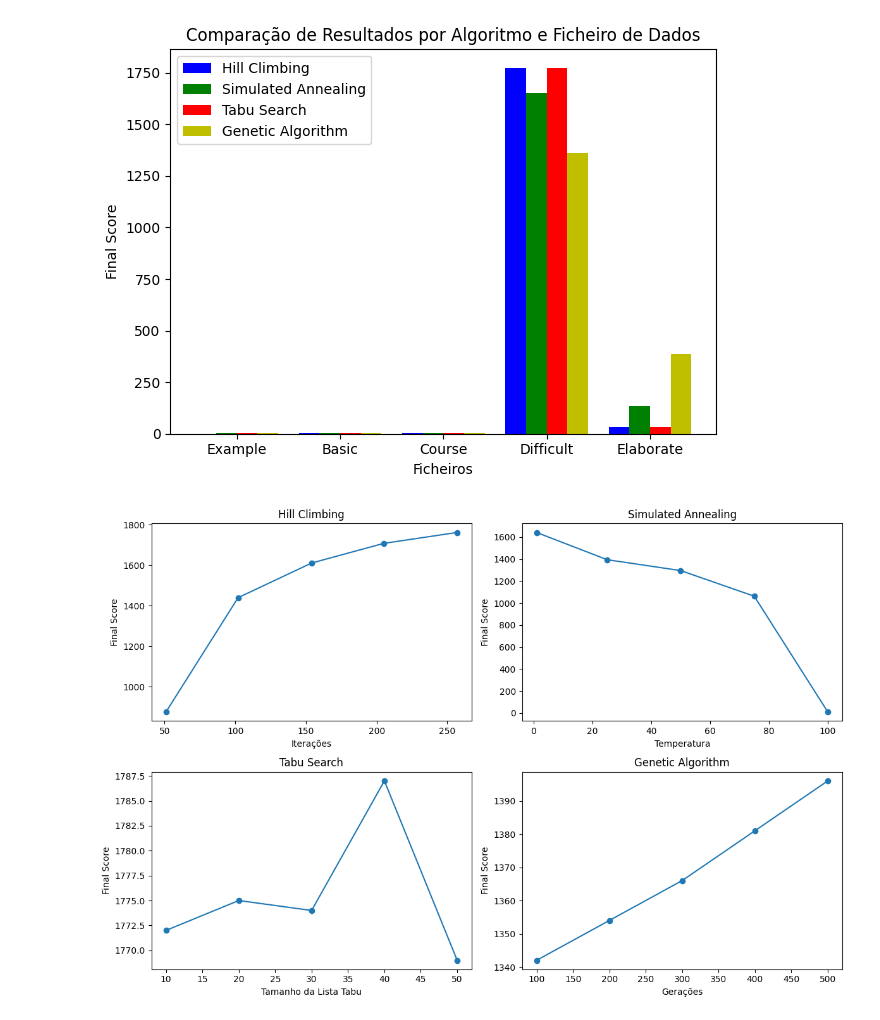
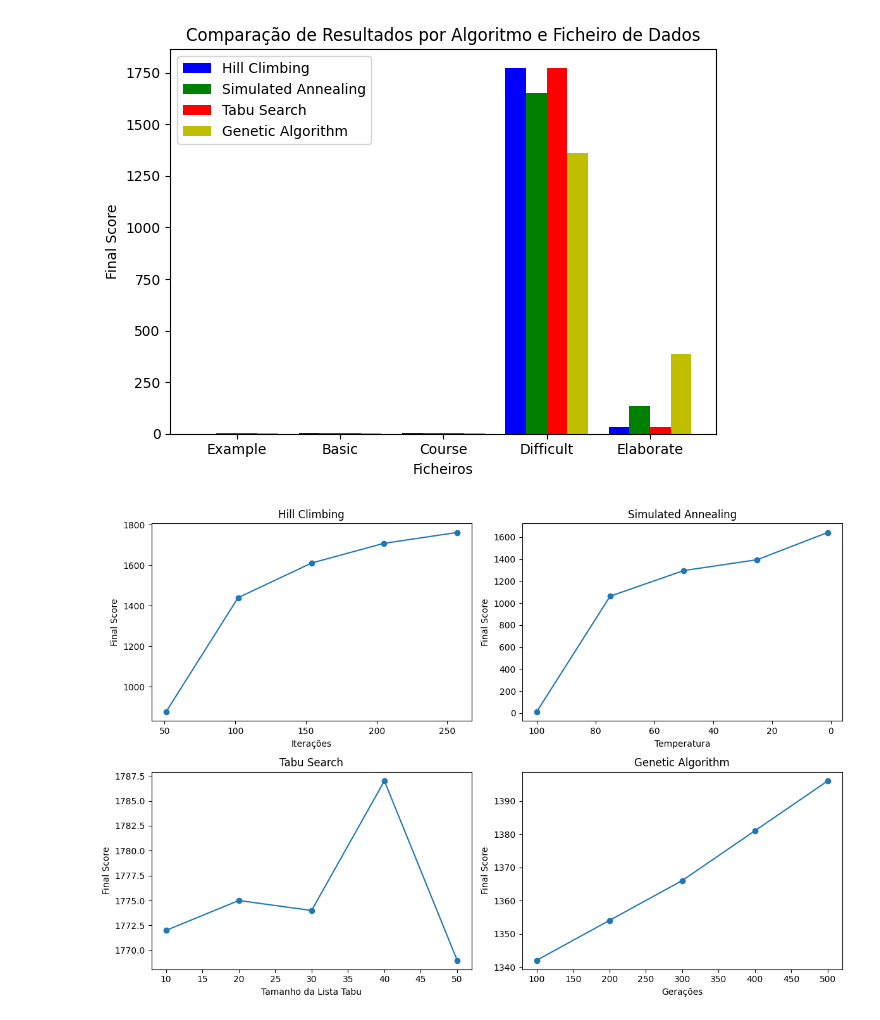
Before and after one commit to eduardooliveiraps/InteligenciaArtificial-A1, a Jupyter notebook: results/results.ipynb, the cells around one changed output. Drawn from its saved outputs; the diff is of its cells as text; code cells hidden in the pictures.

Commit message:
Changes in simulated annealing plot

```diff
--- a/results/results.ipynb
+++ b/results/results.ipynb
@@ -37,24 +37,26 @@ plt.show()
 # %%
 import matplotlib.pyplot as plt
 
 # Dados dos resultados
 algoritmos = ['Hill Climbing', 'Simulated Annealing', 'Tabu Search', 'Genetic Algorithm']
 parametros_principais = ['Iterações', 'Temperatura', 'Tamanho da Lista Tabu', 'Gerações']
 valores_parametros = [[51, 102, 154, 205, 257], [1, 25, 50, 75, 100], [10, 20, 30, 40, 50], [100, 200, 300, 400, 500]]
 dados_final_score = [[876, 1440, 1611, 1708, 1762], [1643, 1395, 1296, 1063, 10], [1772, 1775, 1774, 1787, 1769], [1342, 1354, 1366, 1381, 1396]]
 
 # Configuração do gráfico
 fig, axs = plt.subplots(2, 2, figsize=(12, 8))  # 2 linhas, 2 colunas
 
 for i in range(2):  # Linhas
     for j in range(2):  # Colunas
         idx = i * 2 + j
         axs[i, j].plot(valores_parametros[idx], dados_final_score[idx], marker='o')
         axs[i, j].set_title(algoritmos[idx])
         axs[i, j].set_xlabel(parametros_principais[idx])
         axs[i, j].set_ylabel('Final Score')
+        if algoritmos[idx] == 'Simulated Annealing':
+            axs[i, j].invert_xaxis()
 
 plt.tight_layout()
 plt.show()
 # %% [output]
-[figure, old version]
+[figure, new version]
```
